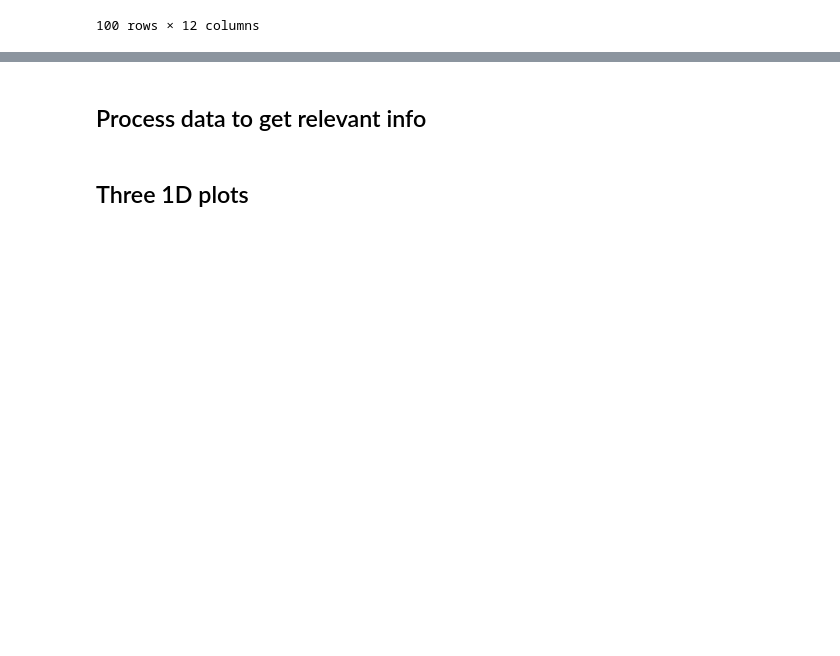
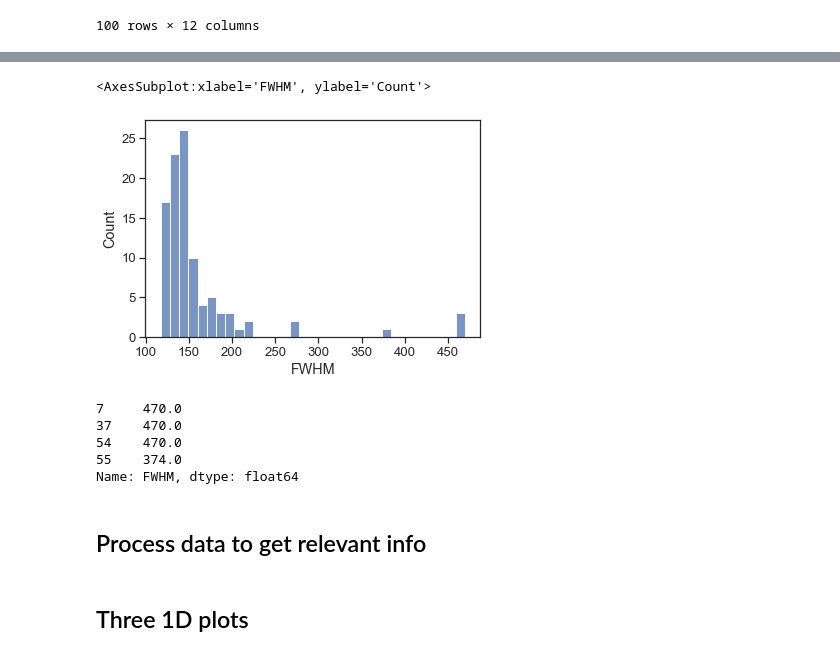
Before and after one commit to htao7/goldnp_data, a Jupyter notebook: plots.ipynb, the cells around one changed output, grey strips where cells are left out. Drawn from its saved outputs; the diff is of its cells as text; code cells hidden in the pictures; blank space fills up the shorter version.

```diff
--- a/plots.ipynb
+++ b/plots.ipynb
@@ -33,3 +92,17 @@ data
+# %%
+sns.histplot(data.loc[:, 'FWHM'])
+# %% [output]
+<AxesSubplot:xlabel='FWHM', ylabel='Count'>
+[figure, added]
+# %%
+mask = data.loc[:, 'FWHM'] > 300
+data.loc[mask, 'FWHM']
+# %% [output]
+7     470.0
+37    470.0
+54    470.0
+55    374.0
+Name: FWHM, dtype: float64
 # %% [markdown]
 ## Process data to get relevant info
 # %%
```
Also changed, not shown: parts of 7 cells of this notebook, 2 other files.
